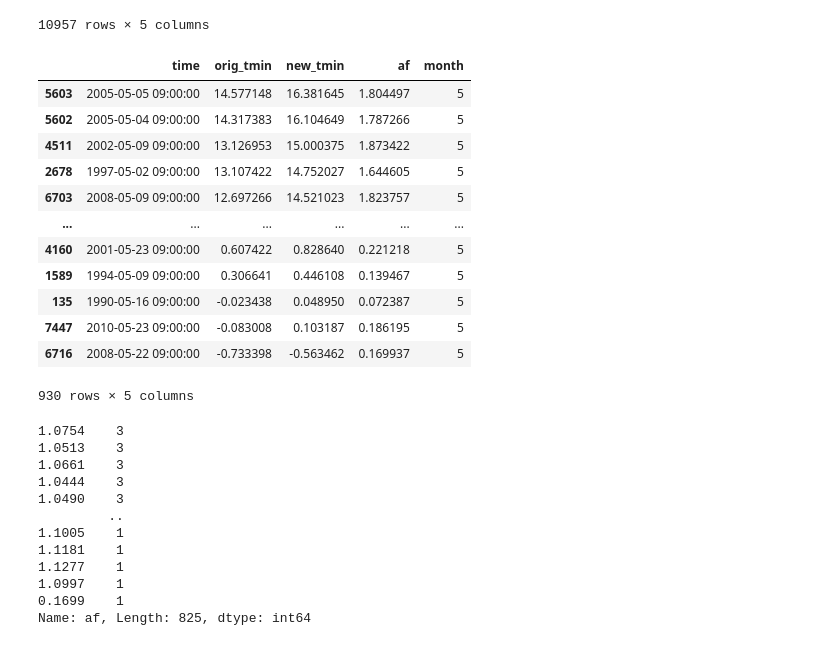
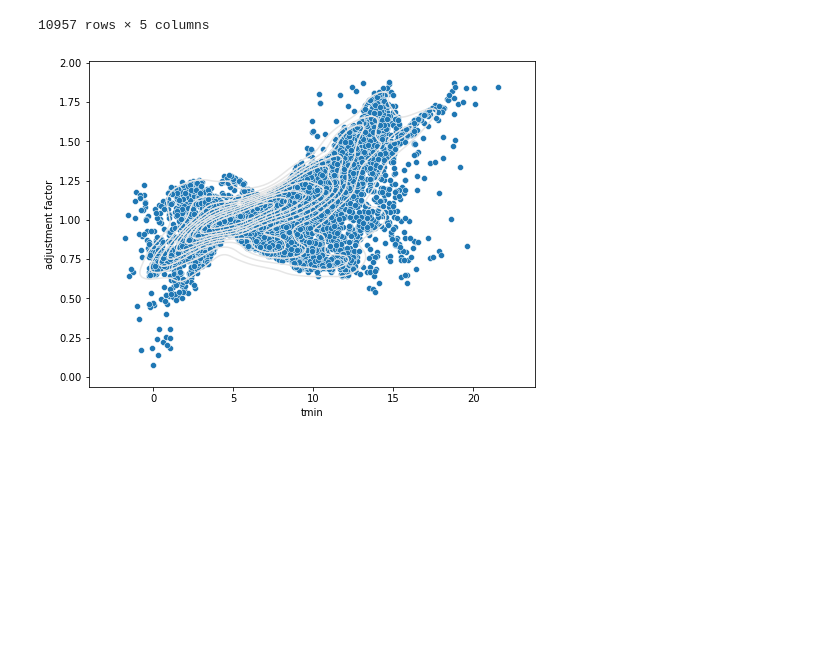
Before and after one commit to AusClimateService/qqscale, a Jupyter notebook: example_validation/tasmin-qdc-additive-monthly-infileq_day_AGCD-ACCESS-ESM1-5_ssp370_r1i1p1f1_20350101-20641231.ipynb, the cells around one changed output. Drawn from its saved outputs; the diff is of its cells as text; code cells hidden in the pictures; blank space fills up the shorter version.

```diff
--- a/example_validation/tasmin-qdc-additive-monthly-infileq_day_AGCD-ACCESS-ESM1-5_ssp370_r1i1p1f1_20350101-20641231.ipynb
+++ b/example_validation/tasmin-qdc-additive-monthly-infileq_day_AGCD-ACCESS-ESM1-5_ssp370_r1i1p1f1_20350101-20641231.ipynb
@@ -642,20 +615,3 @@ df
 | 10955 | 2019-12-30 09:00:00 | 12.976562 | 14.104219 | 1.127657 | 12 |
 | 10956 | 2019-12-31 09:00:00 | 11.176758 | 12.336280 | 1.159522 | 12 |
 10957 rows × 5 columns
-# %%
-month_df = df[df['month'] == example_month].sort_values(f'orig_{target_var}', ascending=False)
-month_df
-# %% [output]
-|  | time | orig_tmin | new_tmin | af | month |
-| 5603 | 2005-05-05 09:00:00 | 14.577148 | 16.381645 | 1.804497 | 5 |
-| 5602 | 2005-05-04 09:00:00 | 14.317383 | 16.104649 | 1.787266 | 5 |
-| 4511 | 2002-05-09 09:00:00 | 13.126953 | 15.000375 | 1.873422 | 5 |
-| 2678 | 1997-05-02 09:00:00 | 13.107422 | 14.752027 | 1.644605 | 5 |
-| 6703 | 2008-05-09 09:00:00 | 12.697266 | 14.521023 | 1.823757 | 5 |
-| ... | ... | ... | ... | ... | ... |
-| 4160 | 2001-05-23 09:00:00 | 0.607422 | 0.828640 | 0.221218 | 5 |
-| 1589 | 1994-05-09 09:00:00 | 0.306641 | 0.446108 | 0.139467 | 5 |
-| 135 | 1990-05-16 09:00:00 | -0.023438 | 0.048950 | 0.072387 | 5 |
-| 7447 | 2010-05-23 09:00:00 | -0.083008 | 0.103187 | 0.186195 | 5 |
-| 6716 | 2008-05-22 09:00:00 | -0.733398 | -0.563462 | 0.169937 | 5 |
-930 rows × 5 columns
@@ -664,16 +618,12 @@ month_df['af'] = month_df['af'].round(4)
-# %%
-counts = month_df['af'].value_counts()
-counts
-# %% [output]
-1.0754    3
-1.0513    3
-1.0661    3
-1.0444    3
-1.0490    3
-         ..
-1.1005    1
-1.1181    1
-1.1277    1
-1.0997    1
-0.1699    1
-Name: af, Length: 825, dtype: int64
+# %%
+fig = plt.figure(figsize=[8, 6])
+ax = fig.add_subplot(111)
+
+sns.scatterplot(ax=ax, data=df, x=f'orig_{target_var}', y='af')
+sns.kdeplot(ax=ax, data=df, x=f'orig_{target_var}', y='af', color='0.9', linewidth=1)
+
+ax.set_xlabel(target_var)
+ax.set_ylabel('adjustment factor')
+plt.show()
+# %% [output]
+[figure, added]
```
Also changed, not shown: parts of 18 cells of this notebook, 7 other files.
